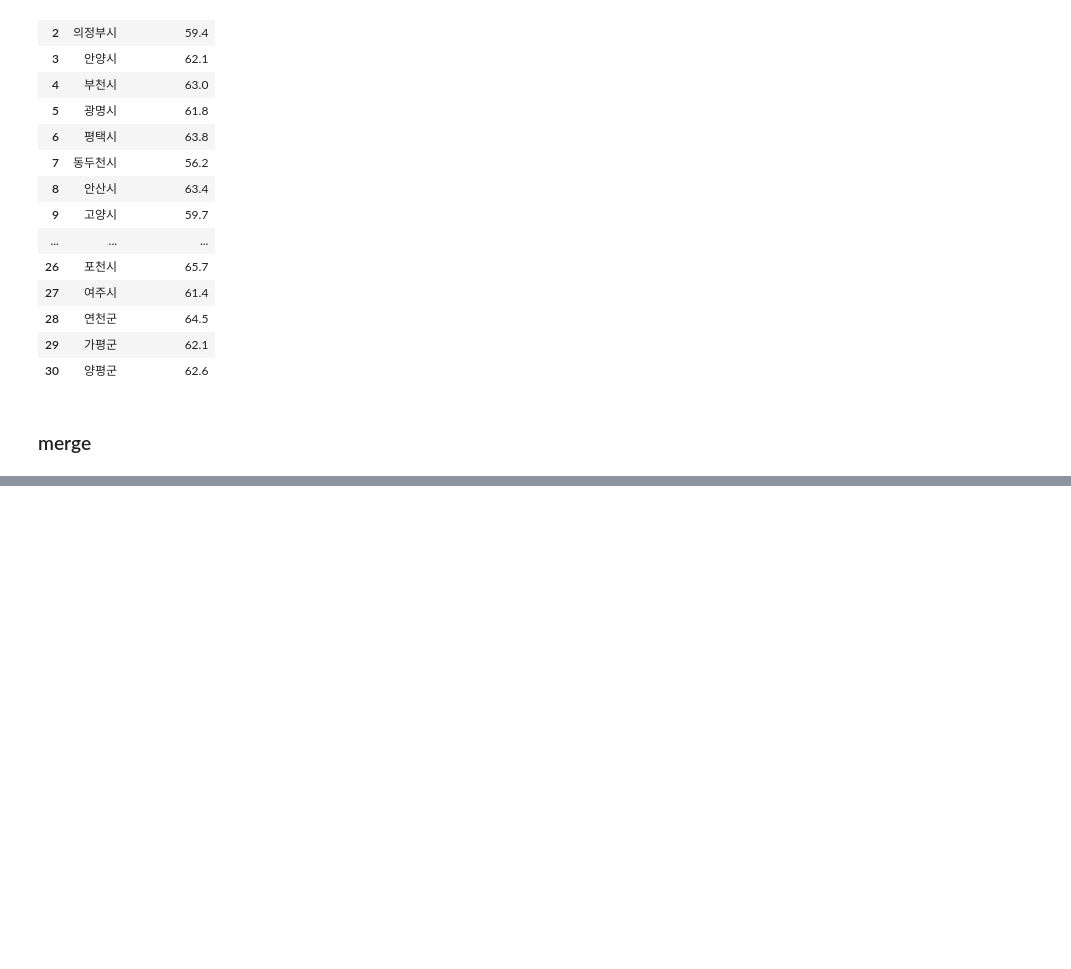
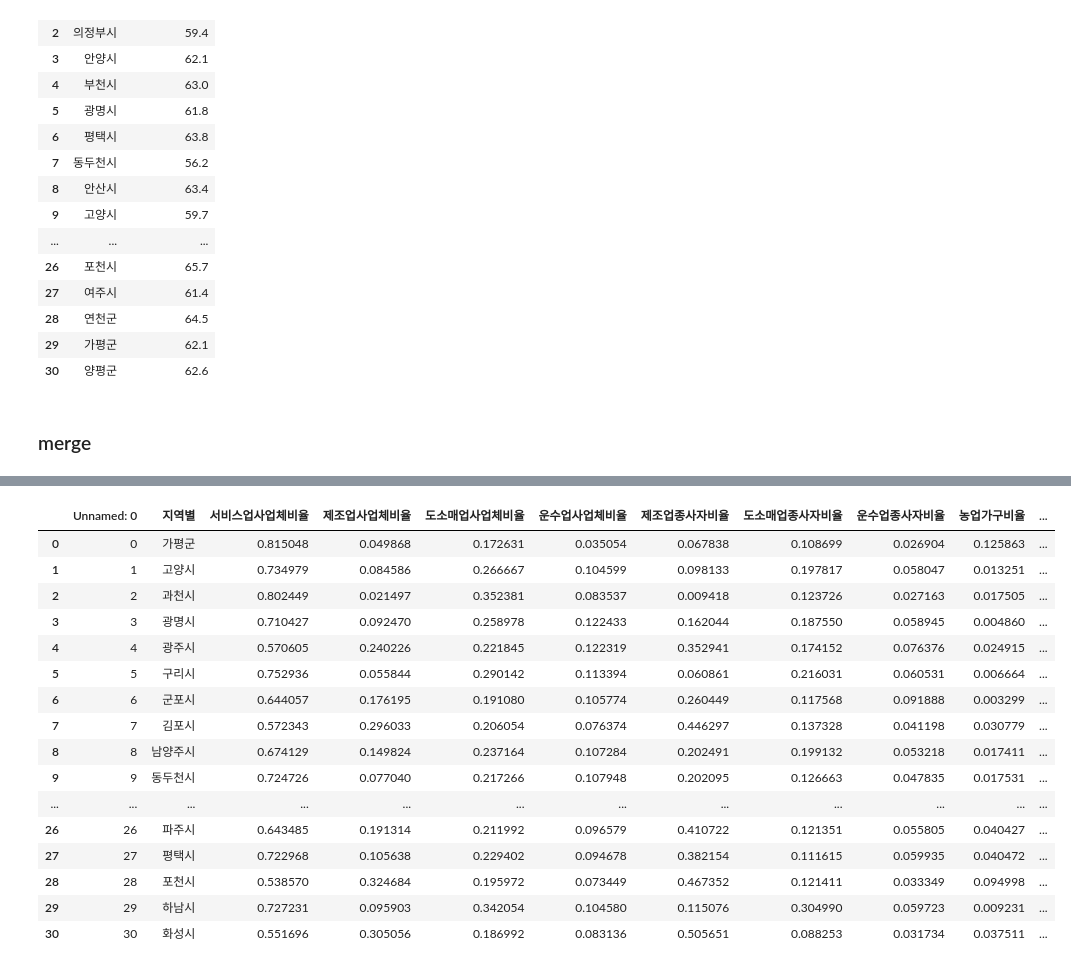
Before and after one commit to leechungpa/mcube, a Jupyter notebook: code/clustering/data_merge.ipynb, the cells around one changed output, grey strips where cells are left out. Drawn from its saved outputs; the diff is of its cells as text; code cells hidden in the pictures; blank space fills up the shorter version.

```diff
--- a/code/clustering/data_merge.ipynb
+++ b/code/clustering/data_merge.ipynb
@@ -161,0 +149,20 @@ df_merge
+# %%
+gg_e_index
+# %% [output]
+|  | Unnamed: 0 | 지역별 | 서비스업사업체비율 | 제조업사업체비율 | 도소매업사업체비율 | 운수업사업체비율 | 제조업종사자비율 | 도소매업종사자비율 | 운수업종사자비율 | 농업가구비율 | ... |
+| 0 | 0 | 가평군 | 0.815048 | 0.049868 | 0.172631 | 0.035054 | 0.067838 | 0.108699 | 0.026904 | 0.125863 | ... |
+| 1 | 1 | 고양시 | 0.734979 | 0.084586 | 0.266667 | 0.104599 | 0.098133 | 0.197817 | 0.058047 | 0.013251 | ... |
+| 2 | 2 | 과천시 | 0.802449 | 0.021497 | 0.352381 | 0.083537 | 0.009418 | 0.123726 | 0.027163 | 0.017505 | ... |
+| 3 | 3 | 광명시 | 0.710427 | 0.092470 | 0.258978 | 0.122433 | 0.162044 | 0.187550 | 0.058945 | 0.004860 | ... |
+| 4 | 4 | 광주시 | 0.570605 | 0.240226 | 0.221845 | 0.122319 | 0.352941 | 0.174152 | 0.076376 | 0.024915 | ... |
+| 5 | 5 | 구리시 | 0.752936 | 0.055844 | 0.290142 | 0.113394 | 0.060861 | 0.216031 | 0.060531 | 0.006664 | ... |
+| 6 | 6 | 군포시 | 0.644057 | 0.176195 | 0.191080 | 0.105774 | 0.260449 | 0.117568 | 0.091888 | 0.003299 | ... |
+| 7 | 7 | 김포시 | 0.572343 | 0.296033 | 0.206054 | 0.076374 | 0.446297 | 0.137328 | 0.041198 | 0.030779 | ... |
+| 8 | 8 | 남양주시 | 0.674129 | 0.149824 | 0.237164 | 0.107284 | 0.202491 | 0.199132 | 0.053218 | 0.017411 | ... |
+| 9 | 9 | 동두천시 | 0.724726 | 0.077040 | 0.217266 | 0.107948 | 0.202095 | 0.126663 | 0.047835 | 0.017531 | ... |
+| ... | ... | ... | ... | ... | ... | ... | ... | ... | ... | ... | ... |
+| 26 | 26 | 파주시 | 0.643485 | 0.191314 | 0.211992 | 0.096579 | 0.410722 | 0.121351 | 0.055805 | 0.040427 | ... |
+| 27 | 27 | 평택시 | 0.722968 | 0.105638 | 0.229402 | 0.094678 | 0.382154 | 0.111615 | 0.059935 | 0.040472 | ... |
+| 28 | 28 | 포천시 | 0.538570 | 0.324684 | 0.195972 | 0.073449 | 0.467352 | 0.121411 | 0.033349 | 0.094998 | ... |
+| 29 | 29 | 하남시 | 0.727231 | 0.095903 | 0.342054 | 0.104580 | 0.115076 | 0.304990 | 0.059723 | 0.009231 | ... |
+| 30 | 30 | 화성시 | 0.551696 | 0.305056 | 0.186992 | 0.083136 | 0.505651 | 0.088253 | 0.031734 | 0.037511 | ... |
```
Also changed, not shown: parts of 13 cells of this notebook.
